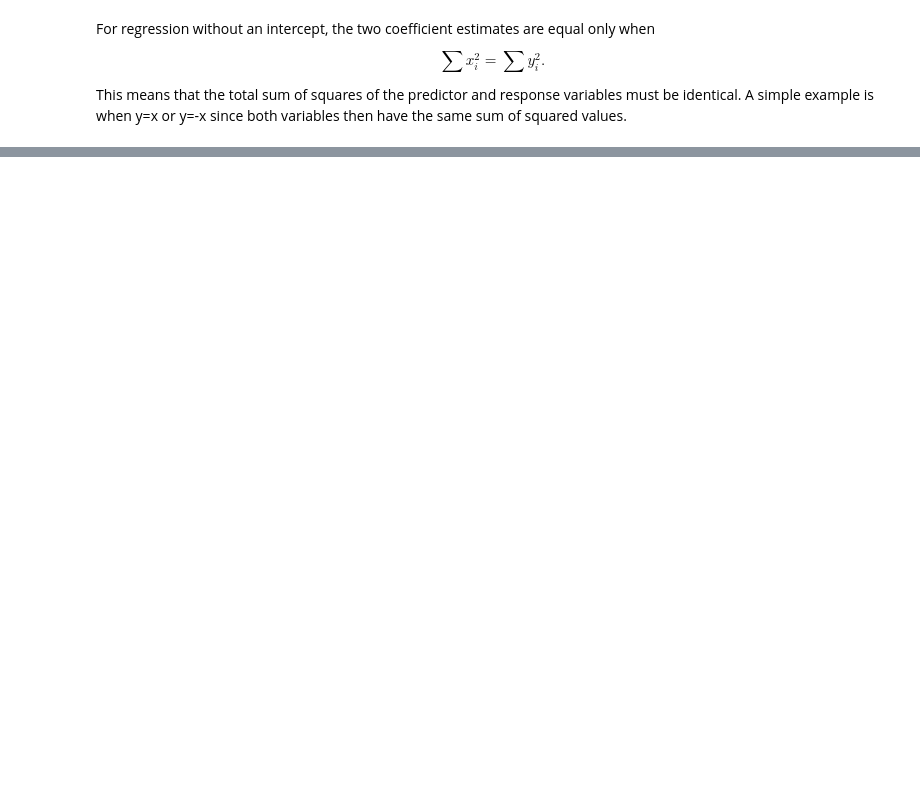
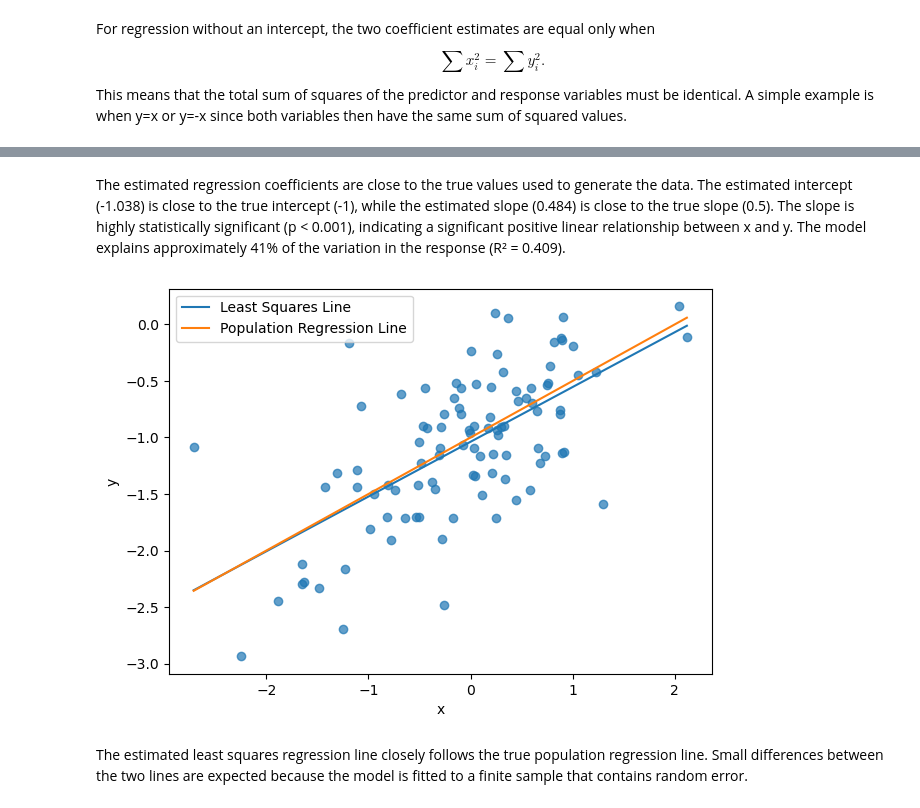
Before and after one commit to sumukha-r/isl-python-solutions, a Jupyter notebook: Chapter03-Linear-Regression/Chapter03-Linear-Regression.ipynb, the cells around one changed output, grey strips where cells are left out. Cells and saved outputs as stored; diff of their text form; code cells hidden in the pictures; blank space fills up the shorter version.

```diff
--- a/Chapter03-Linear-Regression/Chapter03-Linear-Regression.ipynb
+++ b/Chapter03-Linear-Regression/Chapter03-Linear-Regression.ipynb
@@ -647,0 +665,5 @@ This means that the total sum of squares of the predictor and response variables
+# %%
+data = pd.DataFrame({"x": x, "y": y})
+linear_model = smf.ols("y ~ x", data=data).fit()
+
+print(linear_model.summary())
@@ -647,0 +688,29 @@ This means that the total sum of squares of the predictor and response variables
+# %% [markdown]
+The estimated regression coefficients are close to the true values used to generate the data. The estimated intercept (-1.038) is close to the true intercept (-1), while the estimated slope (0.484) is close to the true slope (0.5). The slope is highly statistically significant (p < 0.001), indicating a significant positive linear relationship between x and y. The model explains approximately 41% of the variation in the response (R² = 0.409).
+# %%
+plt.figure(figsize=(7,5))
+
+plt.scatter(x, y, alpha=0.7)
+
+x_line = np.linspace(x.min(), x.max(), 200)
+
+# Estimated regression line
+y_hat = (
+    linear_model.params["Intercept"]
+    + linear_model.params["x"] * x_line
+)
+
+# Population regression line
+y_true = -1 + 0.5 * x_line
+
+plt.plot(x_line, y_hat, label="Least Squares Line")
+plt.plot(x_line, y_true, label="Population Regression Line")
+
+plt.xlabel("x")
+plt.ylabel("y")
+plt.legend()
+plt.show()
+# %% [output]
+[figure, added]
+# %% [markdown]
+The estimated least squares regression line closely follows the true population regression line. Small differences between the two lines are expected because the model is fitted to a finite sample that contains random error.
```
Also changed, not shown: parts of 37 cells of this notebook, 1 other file.
